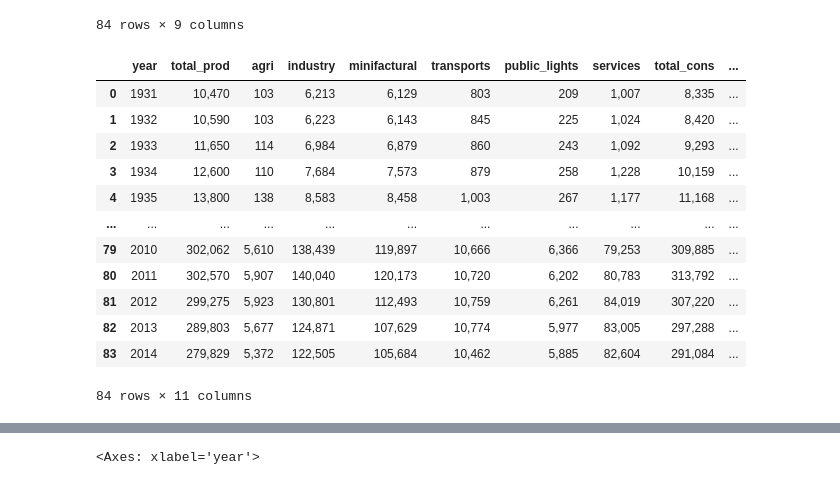
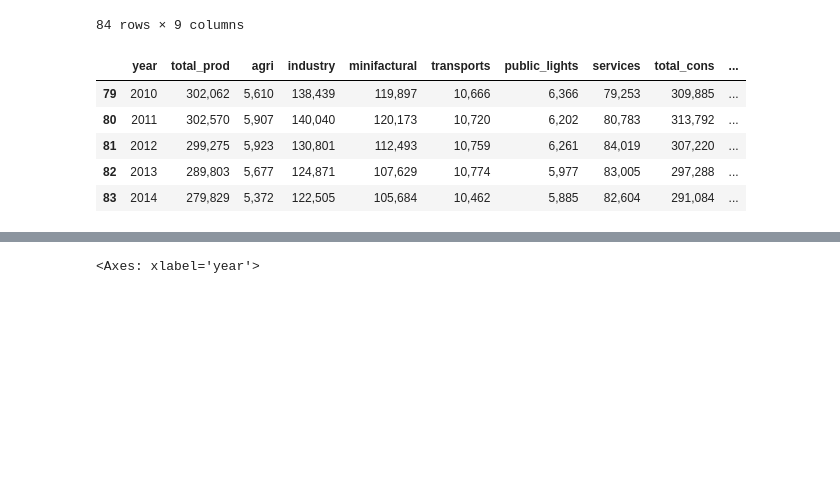
Before and after one commit to depa-tto/Multivariate-Time-Series-project, a Jupyter notebook: time_series_project.ipynb, the cells around one changed output, grey strips where cells are left out. Saved outputs shown, nothing was run; the diff lists cells and outputs as text; code cells hidden in the pictures; blank space fills up the shorter version.

```diff
--- a/time_series_project.ipynb
+++ b/time_series_project.ipynb
@@ -82,18 +205,11 @@ data['population'] = data_owid['population']
 # %%
 data['gdp'] = data_owid['gdp']
 # %%
-data
+data.tail()
 # %% [output]
 |  | year | total_prod | agri | industry | minifactural | transports | public_lights | services | total_cons | ... |
-| 0 | 1931 | 10,470 | 103 | 6,213 | 6,129 | 803 | 209 | 1,007 | 8,335 | ... |
-| 1 | 1932 | 10,590 | 103 | 6,223 | 6,143 | 845 | 225 | 1,024 | 8,420 | ... |
-| 2 | 1933 | 11,650 | 114 | 6,984 | 6,879 | 860 | 243 | 1,092 | 9,293 | ... |
-| 3 | 1934 | 12,600 | 110 | 7,684 | 7,573 | 879 | 258 | 1,228 | 10,159 | ... |
-| 4 | 1935 | 13,800 | 138 | 8,583 | 8,458 | 1,003 | 267 | 1,177 | 11,168 | ... |
-| ... | ... | ... | ... | ... | ... | ... | ... | ... | ... | ... |
 | 79 | 2010 | 302,062 | 5,610 | 138,439 | 119,897 | 10,666 | 6,366 | 79,253 | 309,885 | ... |
 | 80 | 2011 | 302,570 | 5,907 | 140,040 | 120,173 | 10,720 | 6,202 | 80,783 | 313,792 | ... |
 | 81 | 2012 | 299,275 | 5,923 | 130,801 | 112,493 | 10,759 | 6,261 | 84,019 | 307,220 | ... |
 | 82 | 2013 | 289,803 | 5,677 | 124,871 | 107,629 | 10,774 | 5,977 | 83,005 | 297,288 | ... |
 | 83 | 2014 | 279,829 | 5,372 | 122,505 | 105,684 | 10,462 | 5,885 | 82,604 | 291,084 | ... |
-84 rows × 11 columns
```
Also changed, not shown: parts of 23 cells of this notebook, 1 other file.
